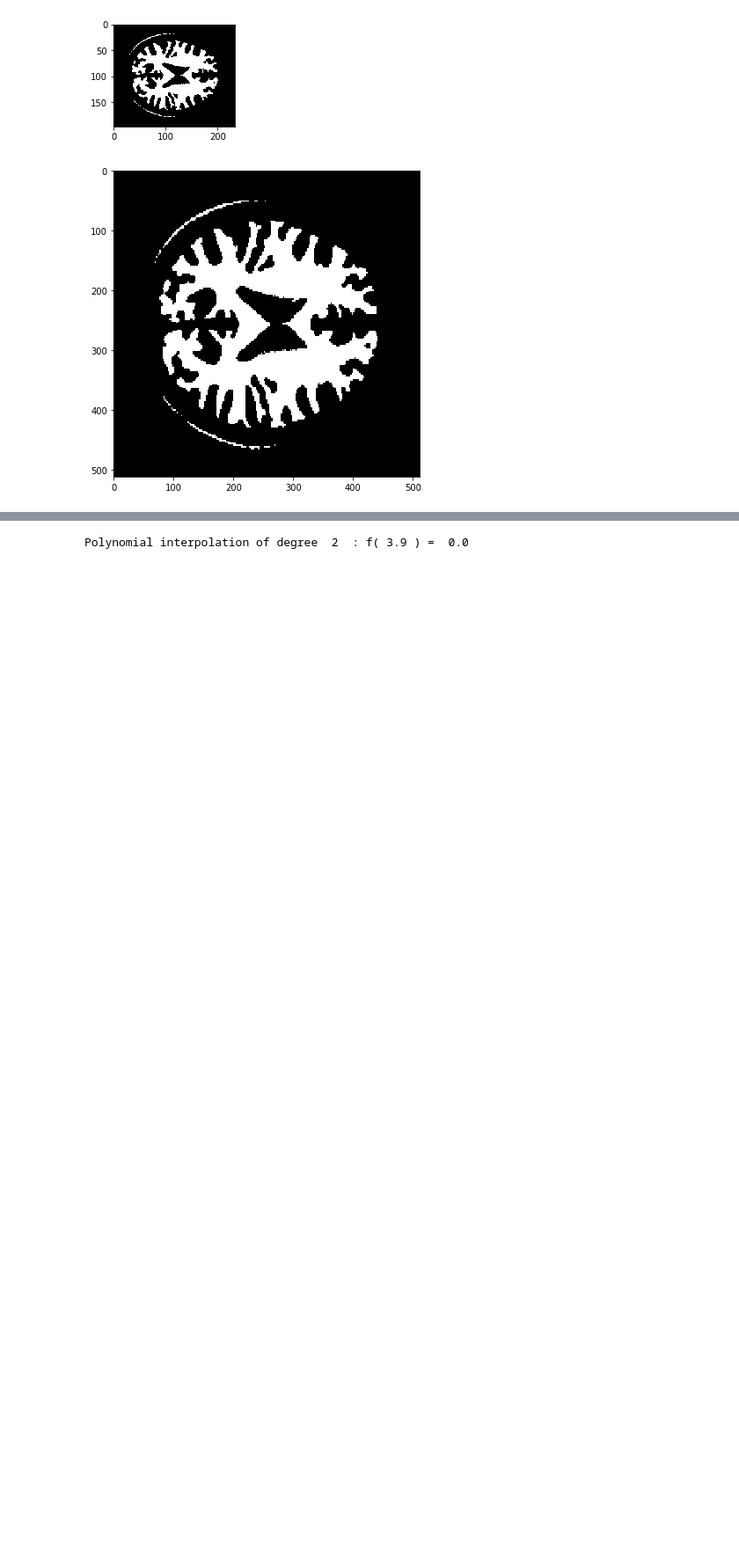
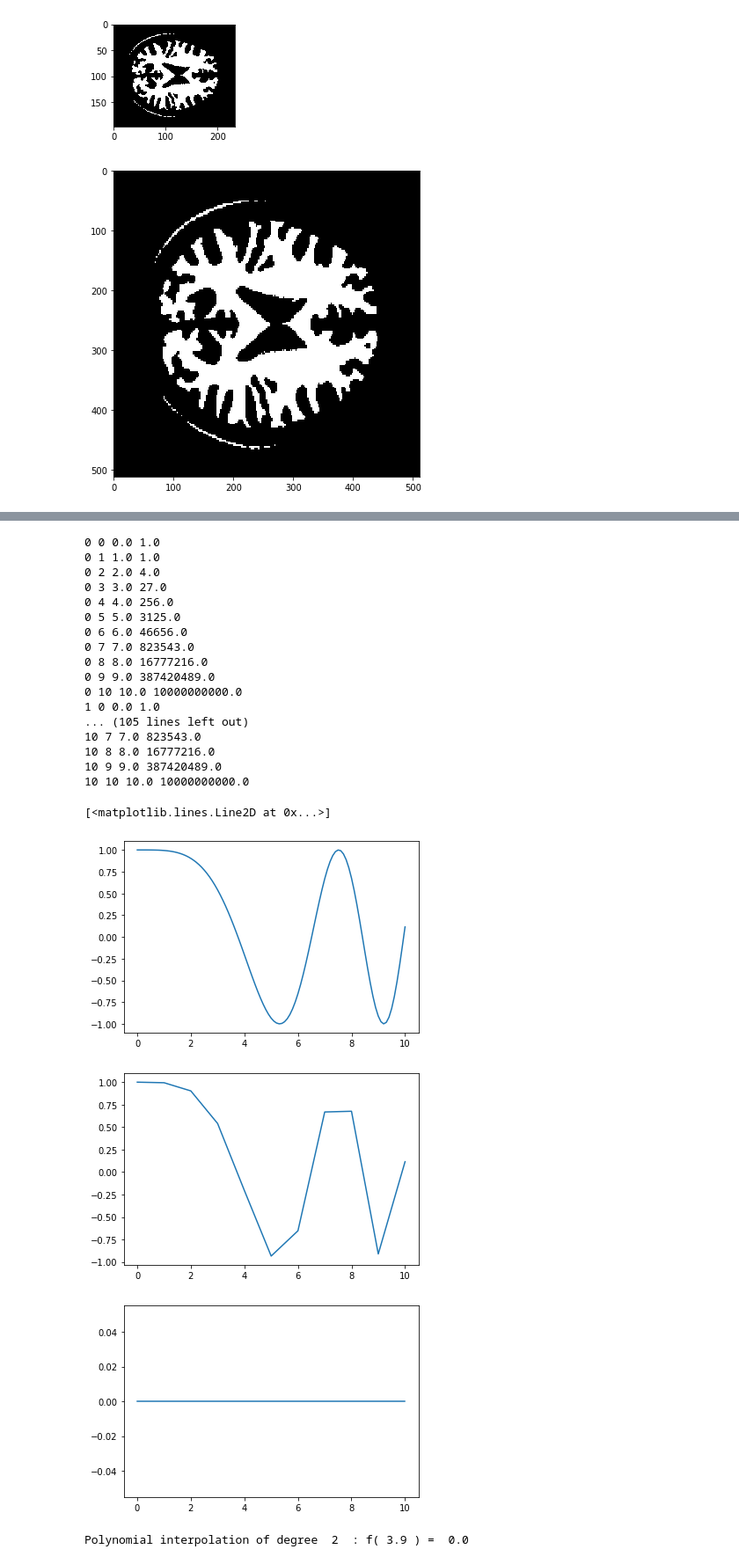
Before and after one commit to MedicalImageAnalysisTutorials/ImageRegistrationTutorial, a Jupyter notebook: IA_InterpolationTutorial.ipynb, the cells around one changed output, grey strips where cells are left out. Shown: that part at 88% size. Cells and saved outputs as stored; diff of their text form; code cells hidden in the pictures; blank space fills up the shorter version.

```diff
--- a/IA_InterpolationTutorial.ipynb
+++ b/IA_InterpolationTutorial.ipynb
@@ -481,6 +482,78 @@ $$
 f(x) = \sum_{i=1}^n L_i(x) f(x_i) \\
 L_i(x) = \prod_{j=1, j\ne i}^n (\frac{x-x_j}{x_i-x_j}))
 $$
+# %%
+# An example: .......................
+X = np.linspace(0,10,101) # create data points from 0 to 10, 101 points
+Y = np.cos(-X**2/9.0)     # create data values based on a function
+plt.plot(X,Y)
+
+
+Xo = np.linspace(0,10,11) # create data points from 0 to 10, 11 points
+Yo = np.cos(-K**2/9.0)    # create data values using the same function
+plt.figure()
+plt.plot(Xo,Yo)
+# Yo is now our coeffcient c_k
+
+def fx(x,a,n):
+    a = np.zeros(n+1)
+    f= 0.0
+    for i in range (n+1):
+        f += a[i]*pow(x,i)
+    return f
+
+np.set_printoptions(suppress=True)
+np.set_printoptions(precision=2)
+
+def getA(x,y):
+    c = np.zeros((len(x),len(x)))
+    for i in range(len(x)):
+        for j in range(len(x)):
+            c[i,j] = round(pow(x[j],j),2)
+            print(i,j,x[j],c[i,j])
+        # print(x)
+        # print(np.array2string(c[i]))
+        # print(ok)
+    # print(np.array2string(c))
+    # print(c.shape)
+    # print(y.shape)
+    # solve the linear system for a
+    #a = np.linalg.inv(c).dot(y)
+    a = np.linalg.pinv(c).dot(y)
+    return a
+
+# we n+1 data points
+
+n = 3 # we need 4 data points
+
+a = getA(Xo,Yo)
+
+Yn = [ fx(x,a,n) for x in X]
+
+plt.figure()
+plt.plot(X,Yn)
+# %% [output]
+0 0 0.0 1.0
+0 1 1.0 1.0
+0 2 2.0 4.0
+0 3 3.0 27.0
+0 4 4.0 256.0
+0 5 5.0 3125.0
+0 6 6.0 46656.0
+0 7 7.0 823543.0
+0 8 8.0 16777216.0
+0 9 9.0 387420489.0
+0 10 10.0 10000000000.0
+1 0 0.0 1.0
+... (105 lines left out)
+10 7 7.0 823543.0
+10 8 8.0 16777216.0
+10 9 9.0 387420489.0
+10 10 10.0 10000000000.0
+[<matplotlib.lines.Line2D at 0x...>]
+[figure, added]
+[figure, added]
+[figure, added]
 # %%
 ## lagrange polynomial interpolation
 # https://tu-dresden.de/bu/umwelt/hydro/iak/ressourcen/dateien/systemanalyse/studium/folder-2009-01-29-lehre/systemanalyse/LBE/wws-en-03.pdf?lang=en
```
Also changed, not shown: parts of 1 cell of this notebook.
